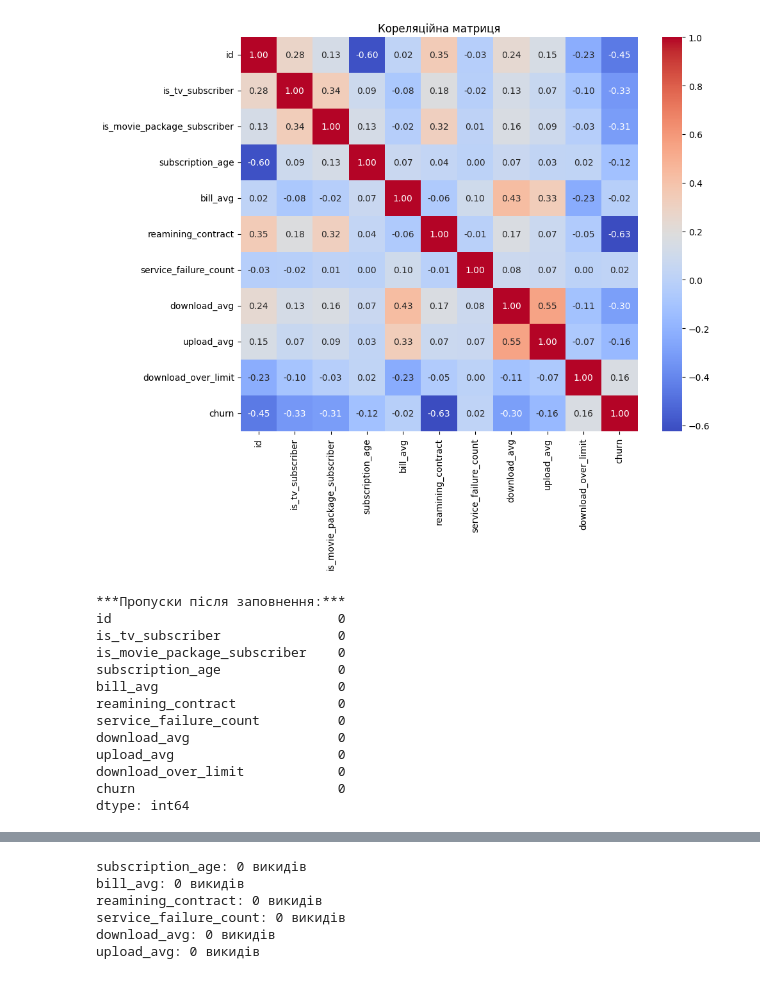
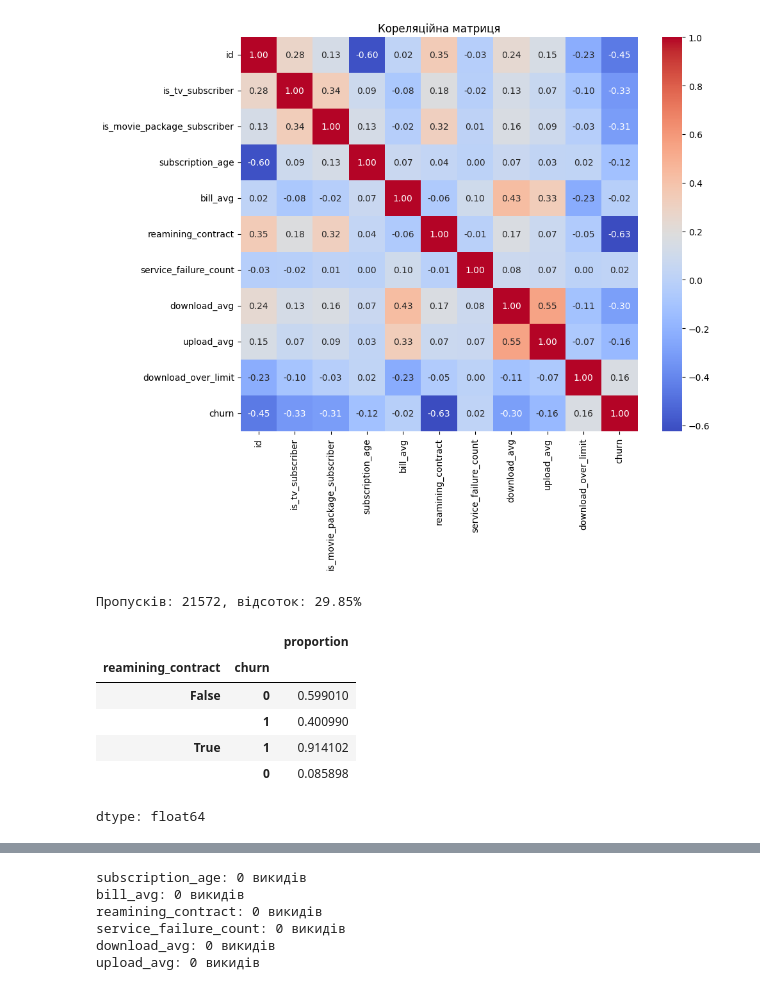
Before and after one commit to SHEV-4/telecom-churn-prediction, a Jupyter notebook: project_9_task_1_eda.ipynb, the cells around one changed output, grey strips where cells are left out. Saved outputs shown, nothing was run; the diff lists cells and outputs as text; code cells hidden in the pictures.

```diff
--- a/project_9_task_1_eda.ipynb
+++ b/project_9_task_1_eda.ipynb
@@ -166,28 +166,19 @@ plt.title("Кореляційна матриця")
 plt.show()
 # %% [output]
 [figure]
-# %%
-#task 2.1
-#Заповнюємо числові пропуски медіаною
-num_cols = ['reamining_contract', 'download_avg', 'upload_avg']
-
-for col in num_cols:
-    df[col] = df[col].fillna(df[col].median())
-
-# Перевірка
-print("\n***Пропуски після заповнення:***")
-print(df.isna().sum())
-# %% [output]
-***Пропуски після заповнення:***
-id                             0
-is_tv_subscriber               0
-is_movie_package_subscriber    0
-subscription_age               0
-bill_avg                       0
-reamining_contract             0
-service_failure_count          0
-download_avg                   0
-upload_avg                     0
-download_over_limit            0
-churn                          0
-dtype: int64
+# %%
+#task 2.1
+#Маємо вклике число NaN в reamining_contract. Зясуємо скільки це в % від кількості строк в нашій БД та як воно корелюється з churn
+missing_count = df['reamining_contract'].isna().sum()
+missing_percent = df['reamining_contract'].isna().mean() * 100
+print(f"Пропусків: {missing_count}, відсоток: {missing_percent:.2f}%")
+df.groupby(df['reamining_contract'].isna())['churn'].value_counts(normalize=True)
+# %% [output]
+Пропусків: 21572, відсоток: 29.85%
+|  |  | proportion |
+| reamining_contract | churn |  |
+| False | 0 | 0.599010 |
+|  | 1 | 0.400990 |
+| True | 1 | 0.914102 |
+|  | 0 | 0.085898 |
+dtype: float64
```
Also changed, not shown: parts of 10 cells of this notebook.
